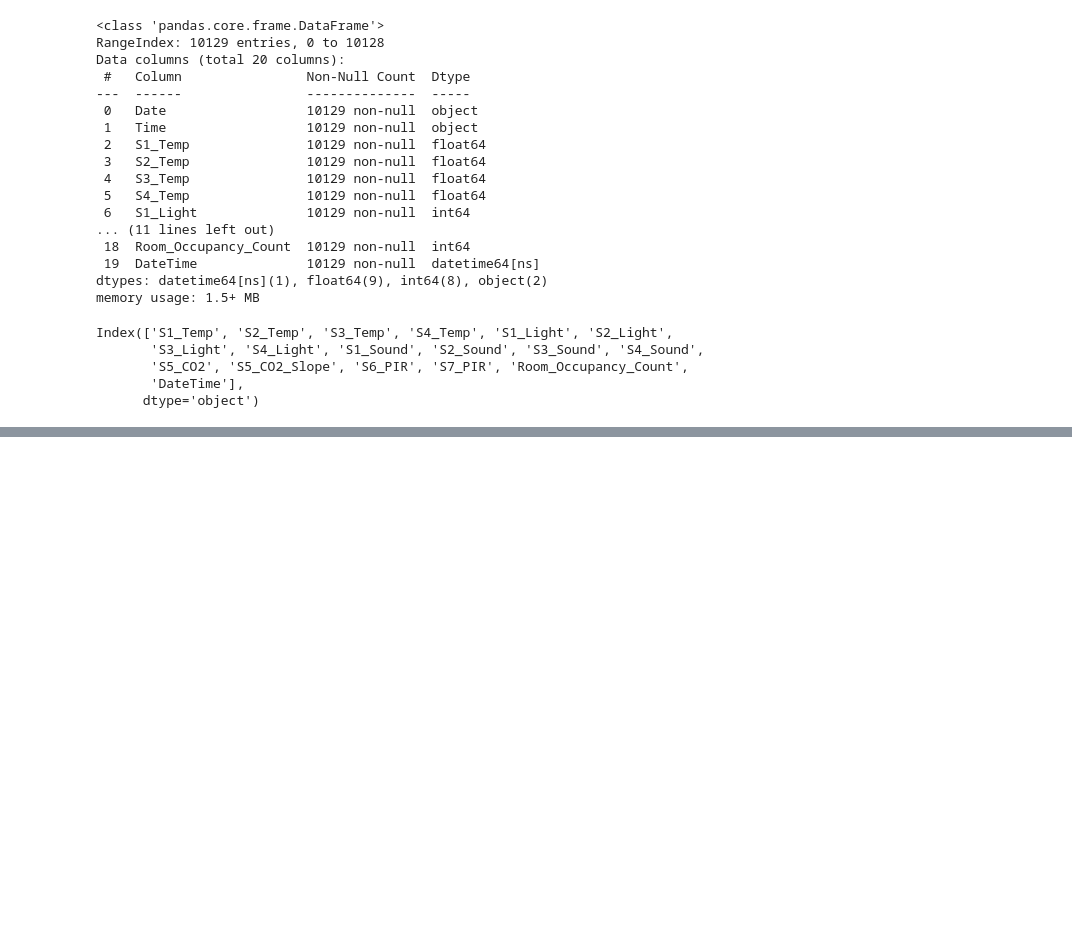
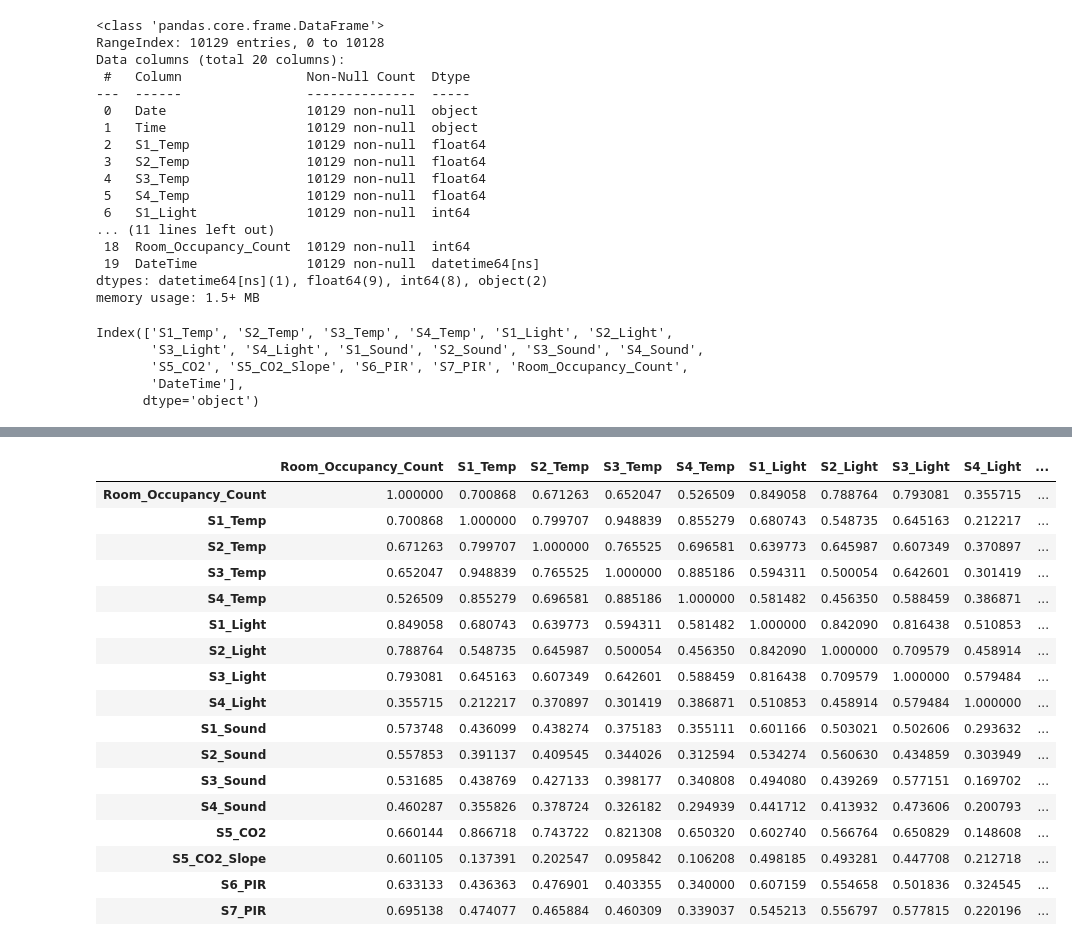
Before and after one commit to AzzamAlfurhud/BC-ML-Project, a Jupyter notebook: Room Occupancy Estimation.ipynb, the cells around one changed output, grey strips where cells are left out. Drawn from its saved outputs; the diff is of its cells as text; code cells hidden in the pictures; blank space fills up the shorter version.

```diff
--- a/Room Occupancy Estimation.ipynb
+++ b/Room Occupancy Estimation.ipynb
@@ -122,0 +136,21 @@ X_train, X_test, y_train, y_test = train_test_split(X, y, test_size = 0.25, rand
+# %%
+df[df_Org].corr()
+# %% [output]
+|  | Room_Occupancy_Count | S1_Temp | S2_Temp | S3_Temp | S4_Temp | S1_Light | S2_Light | S3_Light | S4_Light | ... |
+| Room_Occupancy_Count | 1.000000 | 0.700868 | 0.671263 | 0.652047 | 0.526509 | 0.849058 | 0.788764 | 0.793081 | 0.355715 | ... |
+| S1_Temp | 0.700868 | 1.000000 | 0.799707 | 0.948839 | 0.855279 | 0.680743 | 0.548735 | 0.645163 | 0.212217 | ... |
+| S2_Temp | 0.671263 | 0.799707 | 1.000000 | 0.765525 | 0.696581 | 0.639773 | 0.645987 | 0.607349 | 0.370897 | ... |
+| S3_Temp | 0.652047 | 0.948839 | 0.765525 | 1.000000 | 0.885186 | 0.594311 | 0.500054 | 0.642601 | 0.301419 | ... |
+| S4_Temp | 0.526509 | 0.855279 | 0.696581 | 0.885186 | 1.000000 | 0.581482 | 0.456350 | 0.588459 | 0.386871 | ... |
+| S1_Light | 0.849058 | 0.680743 | 0.639773 | 0.594311 | 0.581482 | 1.000000 | 0.842090 | 0.816438 | 0.510853 | ... |
+| S2_Light | 0.788764 | 0.548735 | 0.645987 | 0.500054 | 0.456350 | 0.842090 | 1.000000 | 0.709579 | 0.458914 | ... |
+| S3_Light | 0.793081 | 0.645163 | 0.607349 | 0.642601 | 0.588459 | 0.816438 | 0.709579 | 1.000000 | 0.579484 | ... |
+| S4_Light | 0.355715 | 0.212217 | 0.370897 | 0.301419 | 0.386871 | 0.510853 | 0.458914 | 0.579484 | 1.000000 | ... |
+| S1_Sound | 0.573748 | 0.436099 | 0.438274 | 0.375183 | 0.355111 | 0.601166 | 0.503021 | 0.502606 | 0.293632 | ... |
+| S2_Sound | 0.557853 | 0.391137 | 0.409545 | 0.344026 | 0.312594 | 0.534274 | 0.560630 | 0.434859 | 0.303949 | ... |
+| S3_Sound | 0.531685 | 0.438769 | 0.427133 | 0.398177 | 0.340808 | 0.494080 | 0.439269 | 0.577151 | 0.169702 | ... |
+| S4_Sound | 0.460287 | 0.355826 | 0.378724 | 0.326182 | 0.294939 | 0.441712 | 0.413932 | 0.473606 | 0.200793 | ... |
+| S5_CO2 | 0.660144 | 0.866718 | 0.743722 | 0.821308 | 0.650320 | 0.602740 | 0.566764 | 0.650829 | 0.148608 | ... |
+| S5_CO2_Slope | 0.601105 | 0.137391 | 0.202547 | 0.095842 | 0.106208 | 0.498185 | 0.493281 | 0.447708 | 0.212718 | ... |
+| S6_PIR | 0.633133 | 0.436363 | 0.476901 | 0.403355 | 0.340000 | 0.607159 | 0.554658 | 0.501836 | 0.324545 | ... |
+| S7_PIR | 0.695138 | 0.474077 | 0.465884 | 0.460309 | 0.339037 | 0.545213 | 0.556797 | 0.577815 | 0.220196 | ... |
```
Also changed, not shown: parts of 23 cells of this notebook.
